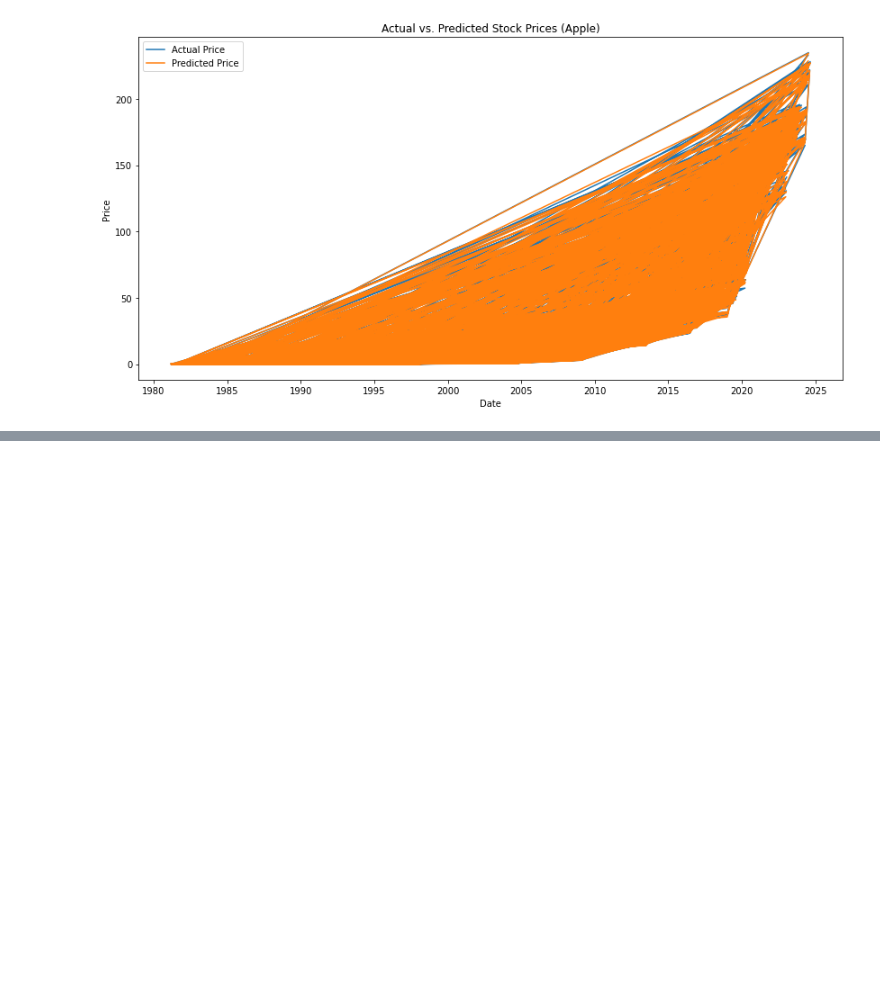
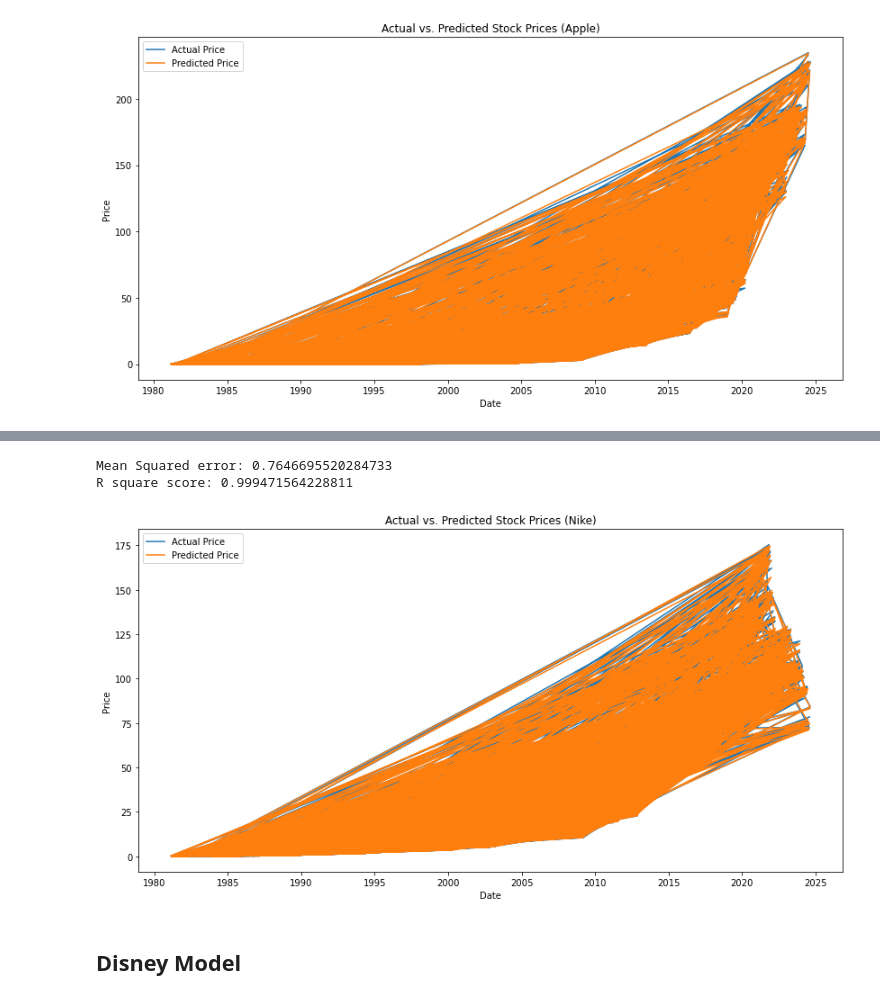
Before and after one commit to marcpalumbo/SP500, a Jupyter notebook: stock_predictor.ipynb, the cells around one changed output, grey strips where cells are left out. Cells and saved outputs as stored; diff of their text form; code cells hidden in the pictures; blank space fills up the shorter version.

Commit message:
Add files via upload
adding additional stocks from my portfolio

```diff
--- a/stock_predictor.ipynb
+++ b/stock_predictor.ipynb
@@ -82,0 +94,4 @@ plt.show()
+# %%
+#get Nike data
+nke = find_stock('NKE')
+nke.head()
@@ -82,0 +107,5 @@ plt.show()
+# %%
+#Get moving averages for model
+
+nke = moving_average(nke)
+nke
@@ -82,0 +127,35 @@ plt.show()
+# %%
+#Defining Features and targets for model
+X = nke[['Close','MA10','MA50']]
+y = nke['Close'].shift(-1).dropna()
+X=X[:-1]
+
+X_train,X_test,y_train,y_test = train_test_split(X,y,test_size=.2,random_state=42)
+# %%
+#Get mean Squared error and R^2 score
+model = LinearRegression()
+model.fit(X_train,y_train)
+#Start Making Predictions
+predictions = model.predict(X_test)
+
+mse = mean_squared_error(y_test,predictions)
+r2 = r2_score(y_test,predictions)
+print(f'Mean Squared error: {mse}')
+print(f'R square score: {r2}')
+# %% [output]
+Mean Squared error: 0.7646695520284733
+R square score: 0.999471564228811
+# %%
+#Create Nike graph
+plt.figure(figsize=(14, 7))
+plt.plot(y_test.index, y_test.values, label='Actual Price')
+plt.plot(y_test.index, predictions, label='Predicted Price')
+plt.xlabel('Date')
+plt.ylabel('Price')
+plt.title('Actual vs. Predicted Stock Prices (Nike)')
+plt.legend()
+plt.show()
+# %% [output]
+[figure, added]
+# %% [markdown]
+## Disney Model
```
Also changed, not shown: parts of 41 cells of this notebook.
